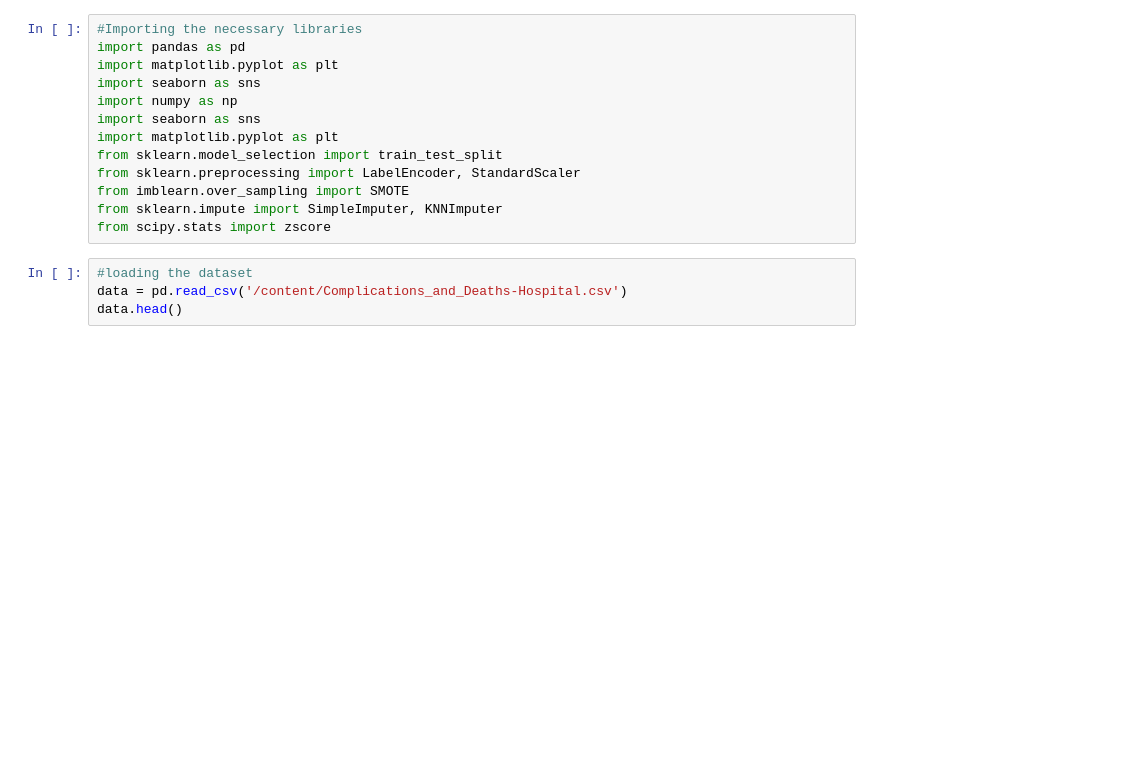
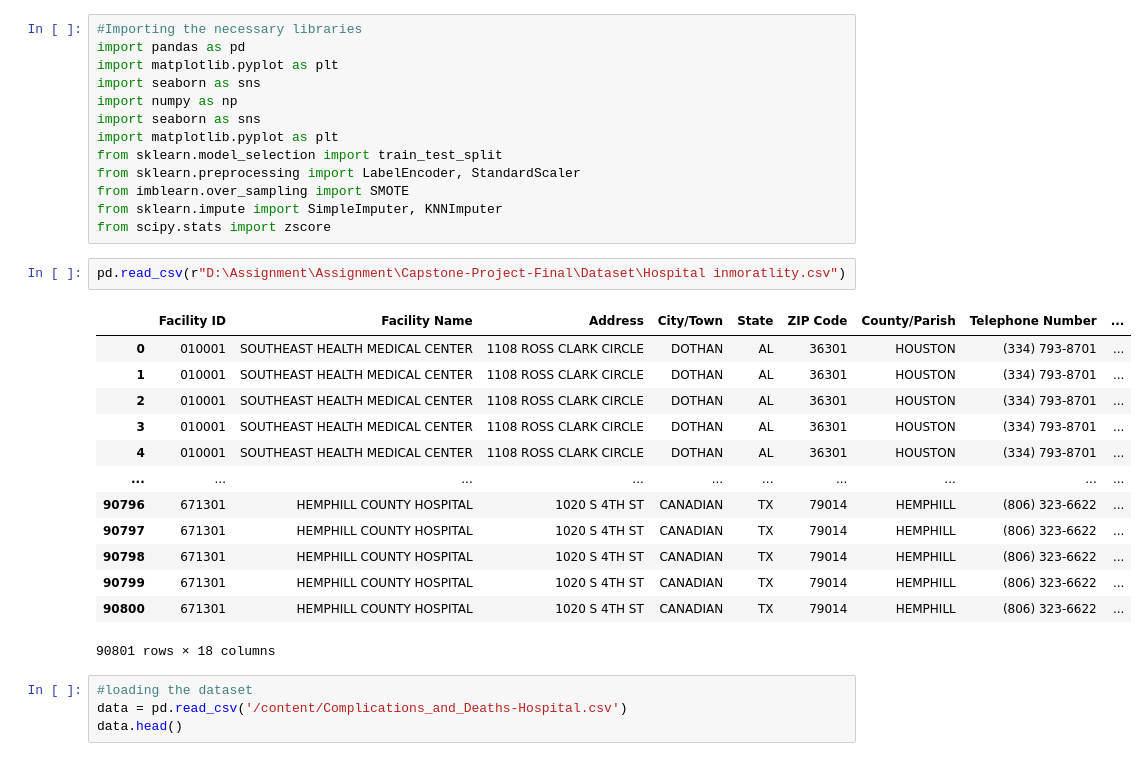
Before and after one commit to jahnavi13031999/Capstone-Project-Final, a Jupyter notebook: Ipynb Files/week3_models_2.ipynb, the cells around one changed output. Cells and saved outputs as stored; diff of their text form; blank space fills up the shorter version.

```diff
--- a/Ipynb Files/week3_models_2.ipynb
+++ b/Ipynb Files/week3_models_2.ipynb
@@ -13,6 +13,22 @@ from sklearn.preprocessing import LabelEncoder, StandardScaler
 from imblearn.over_sampling import SMOTE
 from sklearn.impute import SimpleImputer, KNNImputer
 from scipy.stats import zscore
+# %%
+pd.read_csv(r"D:\Assignment\Assignment\Capstone-Project-Final\Dataset\Hospital inmoratlity.csv")
+# %% [output]
+|  | Facility ID | Facility Name | Address | City/Town | State | ZIP Code | County/Parish | Telephone Number | ... |
+| 0 | 010001 | SOUTHEAST HEALTH MEDICAL CENTER | 1108 ROSS CLARK CIRCLE | DOTHAN | AL | 36301 | HOUSTON | (334) 793-8701 | ... |
+| 1 | 010001 | SOUTHEAST HEALTH MEDICAL CENTER | 1108 ROSS CLARK CIRCLE | DOTHAN | AL | 36301 | HOUSTON | (334) 793-8701 | ... |
+| 2 | 010001 | SOUTHEAST HEALTH MEDICAL CENTER | 1108 ROSS CLARK CIRCLE | DOTHAN | AL | 36301 | HOUSTON | (334) 793-8701 | ... |
+| 3 | 010001 | SOUTHEAST HEALTH MEDICAL CENTER | 1108 ROSS CLARK CIRCLE | DOTHAN | AL | 36301 | HOUSTON | (334) 793-8701 | ... |
+| 4 | 010001 | SOUTHEAST HEALTH MEDICAL CENTER | 1108 ROSS CLARK CIRCLE | DOTHAN | AL | 36301 | HOUSTON | (334) 793-8701 | ... |
+| ... | ... | ... | ... | ... | ... | ... | ... | ... | ... |
+| 90796 | 671301 | HEMPHILL COUNTY HOSPITAL | 1020 S 4TH ST | CANADIAN | TX | 79014 | HEMPHILL | (806) 323-6622 | ... |
+| 90797 | 671301 | HEMPHILL COUNTY HOSPITAL | 1020 S 4TH ST | CANADIAN | TX | 79014 | HEMPHILL | (806) 323-6622 | ... |
+| 90798 | 671301 | HEMPHILL COUNTY HOSPITAL | 1020 S 4TH ST | CANADIAN | TX | 79014 | HEMPHILL | (806) 323-6622 | ... |
+| 90799 | 671301 | HEMPHILL COUNTY HOSPITAL | 1020 S 4TH ST | CANADIAN | TX | 79014 | HEMPHILL | (806) 323-6622 | ... |
+| 90800 | 671301 | HEMPHILL COUNTY HOSPITAL | 1020 S 4TH ST | CANADIAN | TX | 79014 | HEMPHILL | (806) 323-6622 | ... |
+90801 rows × 18 columns
 # %%
 #loading the dataset
 data = pd.read_csv('/content/Complications_and_Deaths-Hospital.csv')
```
Also changed, not shown: 2 other files.
